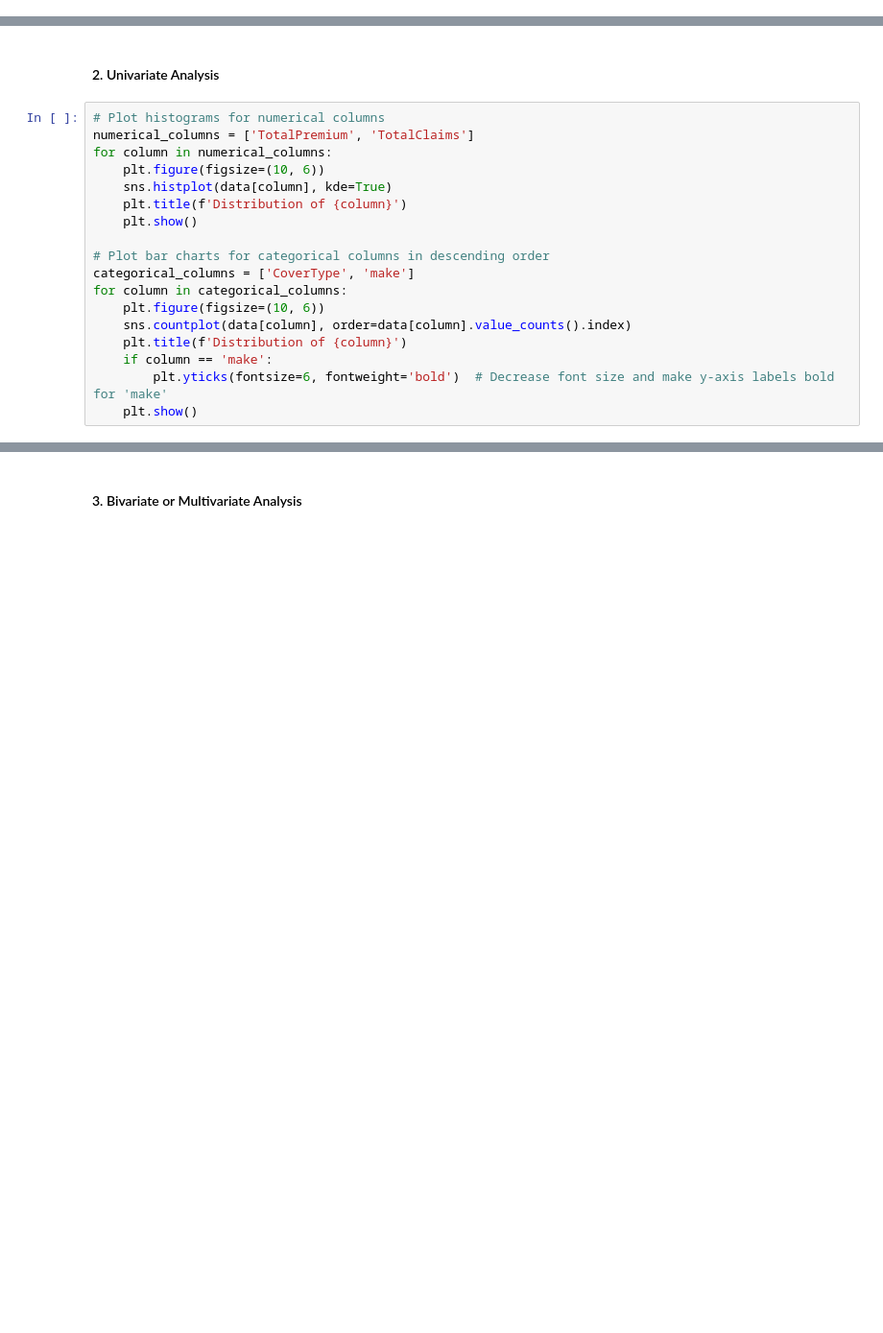
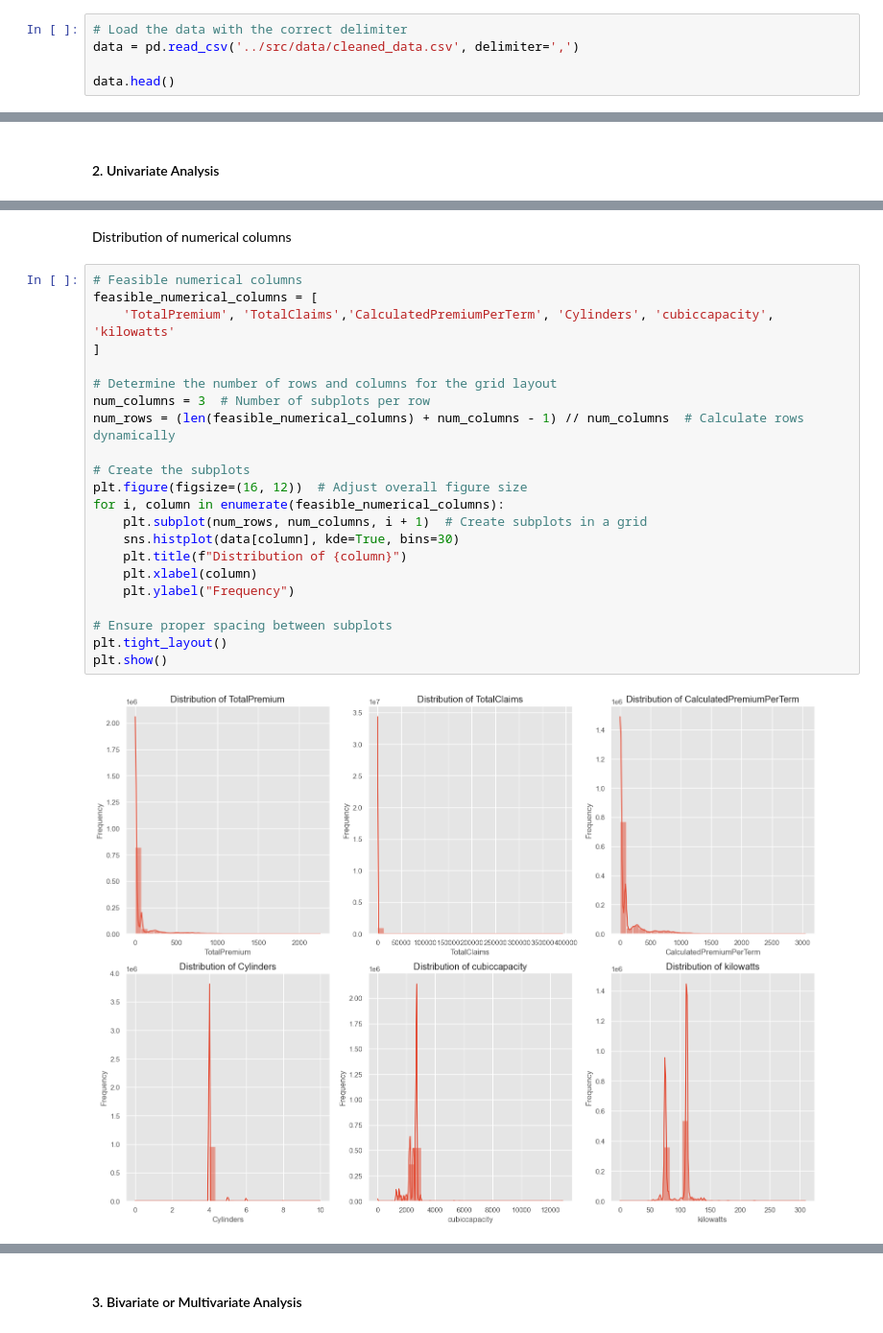
Before and after one commit to Abenezer-Baheru/Car-Insurance-Analytics-and-Modeling, a Jupyter notebook: notebooks/EDA.ipynb, the cells around one changed output, grey strips where cells are left out. Shown at 96% size. Cells and saved outputs as stored; diff of their text form; blank space fills up the shorter version.

```diff
--- a/notebooks/EDA.ipynb
+++ b/notebooks/EDA.ipynb
@@ -21,3 +22,8 @@ from sklearn.linear_model import LinearRegression
 # Set visualization styles
 sns.set(style="whitegrid")
 plt.style.use('ggplot') # or use 'seaborn-dark'
+# %%
+# Load the data with the correct delimiter
+data = pd.read_csv('../src/data/cleaned_data.csv', delimiter=',')
+
+data.head()
@@ -24,20 +42,2 @@ plt.style.use('ggplot') # or use 'seaborn-dark'
 # %% [markdown]
 #### 2. Univariate Analysis
-# %%
-# Plot histograms for numerical columns
-numerical_columns = ['TotalPremium', 'TotalClaims']
-for column in numerical_columns:
-    plt.figure(figsize=(10, 6))
-    sns.histplot(data[column], kde=True)
-    plt.title(f'Distribution of {column}')
-    plt.show()
-
-# Plot bar charts for categorical columns in descending order
-categorical_columns = ['CoverType', 'make']
-for column in categorical_columns:
-    plt.figure(figsize=(10, 6))
-    sns.countplot(data[column], order=data[column].value_counts().index)
-    plt.title(f'Distribution of {column}')
-    if column == 'make':
-        plt.yticks(fontsize=6, fontweight='bold')  # Decrease font size and make y-axis labels bold for 'make'
-    plt.show()
@@ -48,0 +44,26 @@ for column in categorical_columns:
+# %% [markdown]
+Distribution of numerical columns
+# %%
+# Feasible numerical columns
+feasible_numerical_columns = [
+    'TotalPremium', 'TotalClaims','CalculatedPremiumPerTerm', 'Cylinders', 'cubiccapacity', 'kilowatts'
+]
+
+# Determine the number of rows and columns for the grid layout
+num_columns = 3  # Number of subplots per row
+num_rows = (len(feasible_numerical_columns) + num_columns - 1) // num_columns  # Calculate rows dynamically
+
+# Create the subplots
+plt.figure(figsize=(16, 12))  # Adjust overall figure size
+for i, column in enumerate(feasible_numerical_columns):
+    plt.subplot(num_rows, num_columns, i + 1)  # Create subplots in a grid
+    sns.histplot(data[column], kde=True, bins=30)
+    plt.title(f"Distribution of {column}")
+    plt.xlabel(column)
+    plt.ylabel("Frequency")
+
+# Ensure proper spacing between subplots
+plt.tight_layout()
+plt.show()
+# %% [output]
+[figure, added]
```
Also changed, not shown: parts of 28 cells of this notebook.
